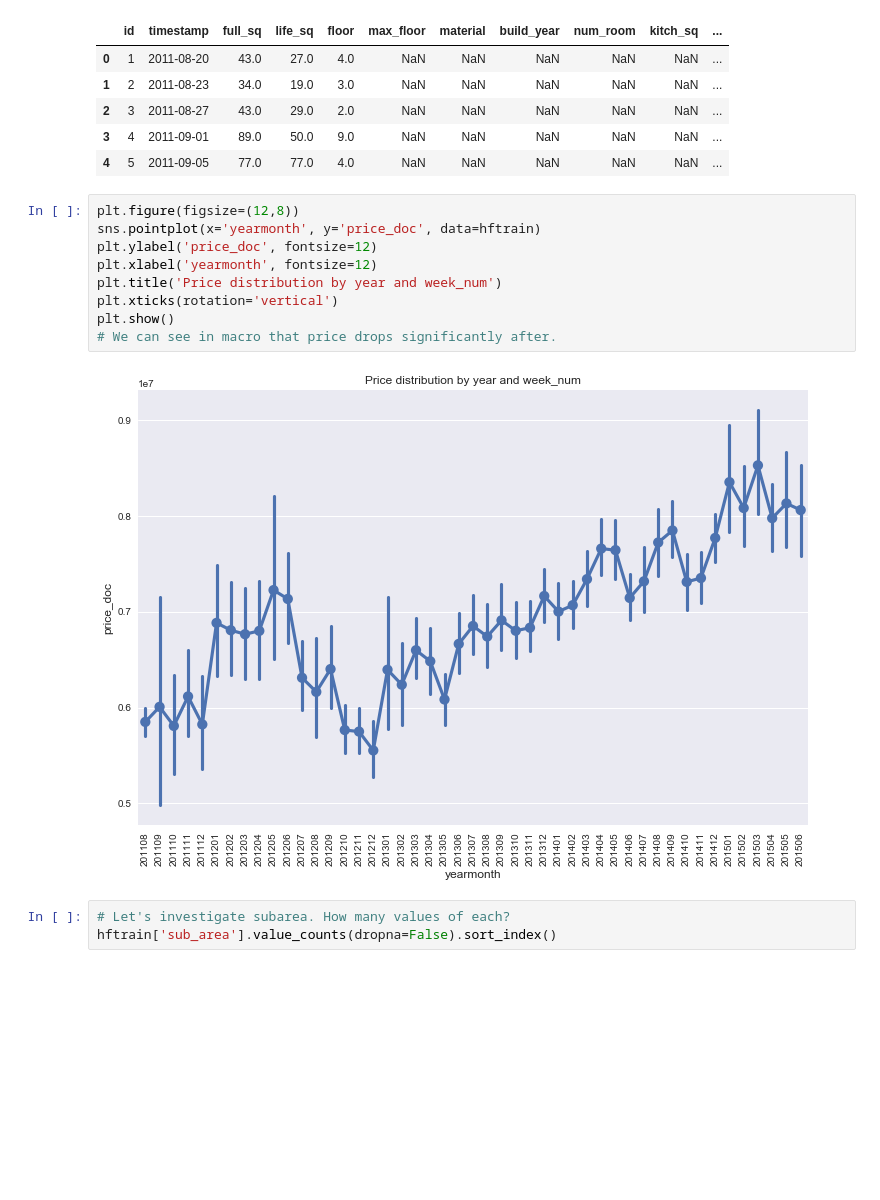
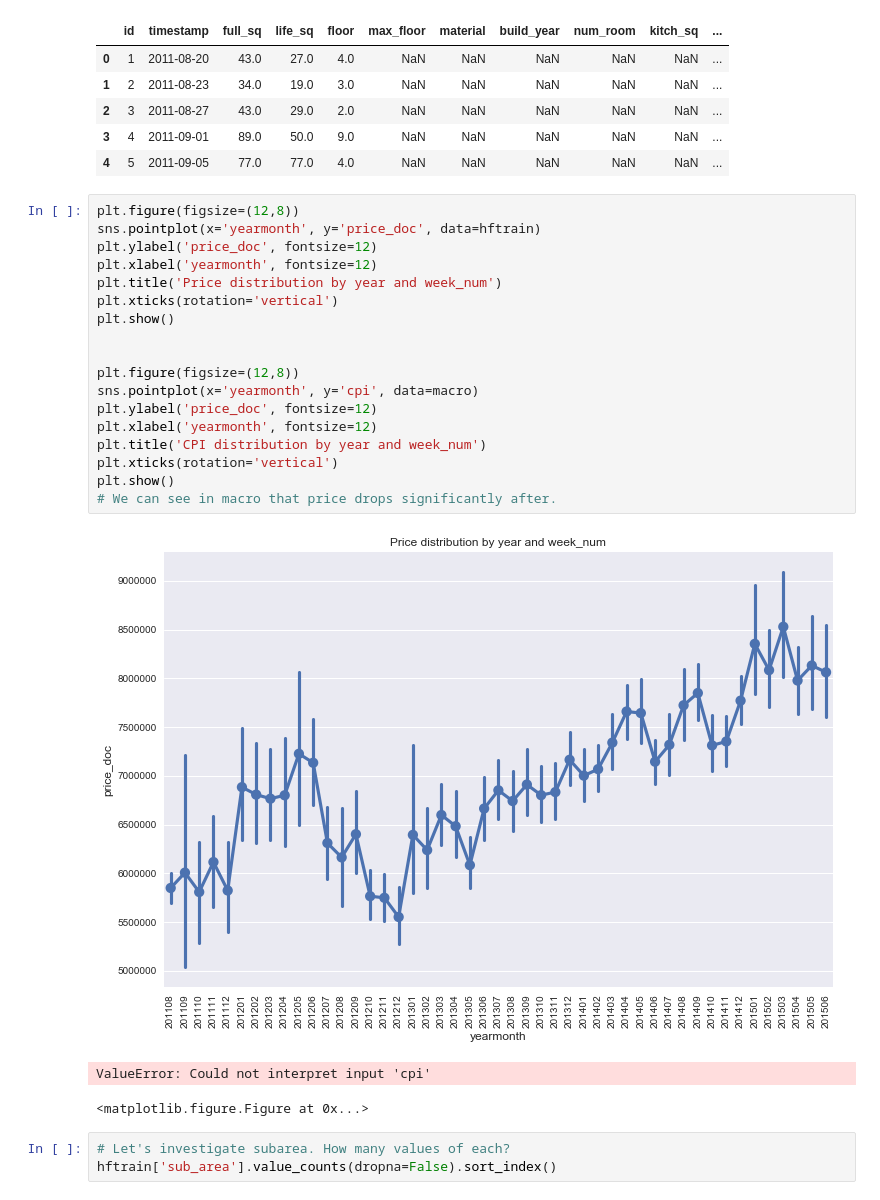
Before and after one commit to nycdatasci/bootcamp009_project, a Jupyter notebook: Project3-MachineLearning/romi_reza_sean_pradeep_andrew/Sberbank/training EDA.ipynb, the cells around one changed output. Saved outputs shown, nothing was run; the diff lists cells and outputs as text; blank space fills up the shorter version.

```diff
--- a/Project3-MachineLearning/romi_reza_sean_pradeep_andrew/Sberbank/training EDA.ipynb
+++ b/Project3-MachineLearning/romi_reza_sean_pradeep_andrew/Sberbank/training EDA.ipynb
@@ -604,14 +671,25 @@ Plot price over time
 # %%
 plt.figure(figsize=(12,8))
 sns.pointplot(x='yearmonth', y='price_doc', data=hftrain)
 plt.ylabel('price_doc', fontsize=12)
 plt.xlabel('yearmonth', fontsize=12)
 plt.title('Price distribution by year and week_num')
 plt.xticks(rotation='vertical')
 plt.show()
+
+
+plt.figure(figsize=(12,8))
+sns.pointplot(x='yearmonth', y='cpi', data=macro)
+plt.ylabel('price_doc', fontsize=12)
+plt.xlabel('yearmonth', fontsize=12)
+plt.title('CPI distribution by year and week_num')
+plt.xticks(rotation='vertical')
+plt.show()
 # We can see in macro that price drops significantly after.
 # %% [output]
-[figure, old version]
+[figure, new version]
+ValueError: Could not interpret input 'cpi'
+<matplotlib.figure.Figure at 0x...>
 # %%
 # Let's investigate subarea. How many values of each?
 hftrain['sub_area'].value_counts(dropna=False).sort_index()
```
Also changed, not shown: parts of 13 cells of this notebook, 1 other file.
